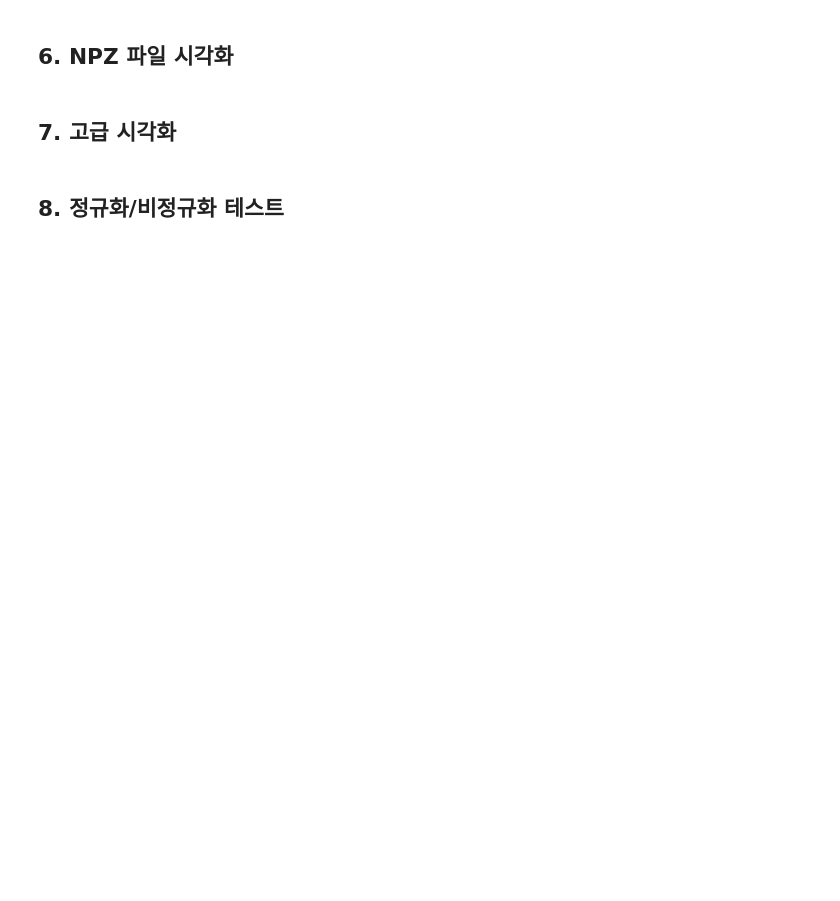
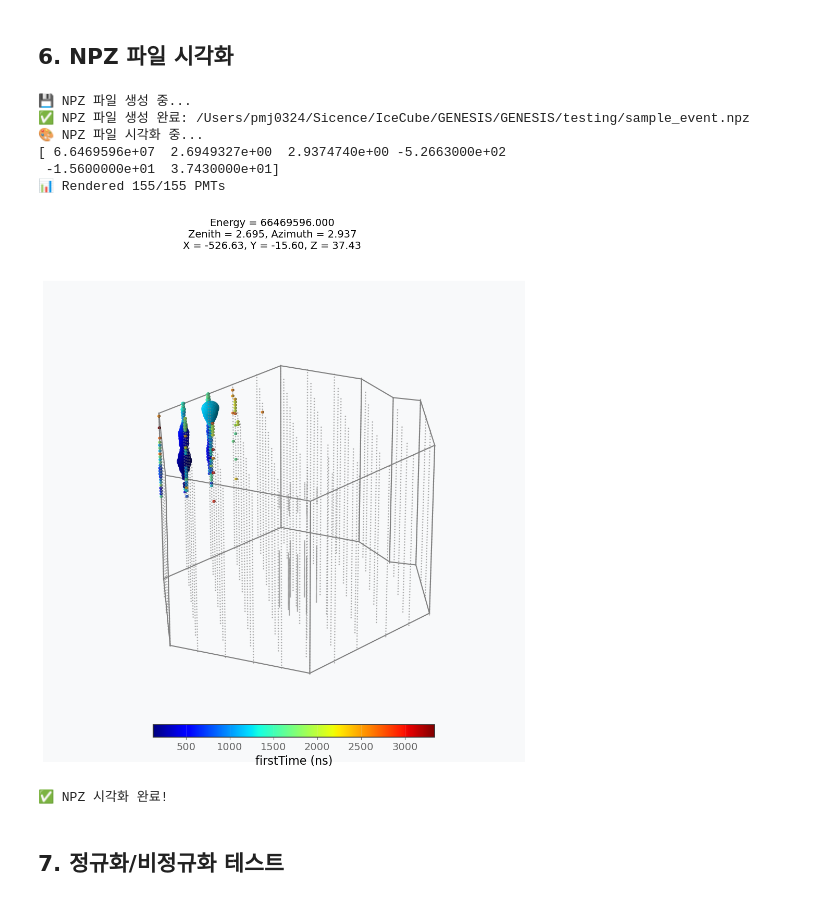
Before and after one commit to pmj0324/GENESIS, a Jupyter notebook: testing/data_visualization_test.ipynb, the cells around one changed output. Drawn from its saved outputs; the diff is of its cells as text; code cells hidden in the pictures; blank space fills up the shorter version.

```diff
--- a/testing/data_visualization_test.ipynb
+++ b/testing/data_visualization_test.ipynb
@@ -46,22 +61,20 @@ ModuleNotFoundError: No module named 'utils.h5_reader'
 # %% [markdown]
 ## 2. 데이터 로딩
 # %%
-# 데이터 경로 설정
-data_path = project_root / "configs" / "default.yaml"
-detector_csv = project_root / "configs" / "detector_geometry.csv"
-
 # 설정 파일 로드
 from config import load_config_from_file
 
+config_path = project_root / "configs" / "default.yaml"
+detector_csv = project_root / "configs" / "detector_geometry.csv"
+
 try:
-    config = load_config_from_file(str(data_path))
+    config = load_config_from_file(str(config_path))
     print("✅ 설정 파일 로드 성공!")
     print(f"📊 데이터셋 경로: {config.data.h5_path}")
     print(f"🔄 시간 변환: {config.data.time_transform}")
     print(f"📏 시퀀스 길이: {config.model.seq_len}")
 except Exception as e:
     print(f"❌ 설정 파일 로드 실패: {e}")
-    # 기본값 설정
     config = None
 
 # 검출기 지오메트리 로드
@@ -198,16 +283,16 @@ else:
 ## 5. 히스토그램 분석
 # %%
 # h5_hist를 사용한 아름다운 히스토그램 생성
-if config and os.path.exists(config.data.h5_path):
+if config and Path(config.data.h5_path).exists():
     print("📊 HDF5 데이터에서 히스토그램 생성 중...")
 
     try:
         # h5_hist를 사용한 히스토그램 생성
         plot_hist_pair(
             h5_path=config.data.h5_path,
-            bins=200,
+            bins=1000,
             chunk=1024,
-            out_prefix="testing/hist_analysis",
+            out_prefix=str(project_root / "testing" / "hist_analysis"),
             logy=True,
             log_time_transform="ln",
             exclude_zero=True,
@@ -258,38 +361,45 @@ if sample_input is not None and sample_label is not None:
     print("💾 NPZ 파일 생성 중...")
 
     # NPZ 파일 생성
-    npz_path = "testing/sample_event.npz"
+    npz_path = str(project_root / "testing" / "sample_event.npz")
     np.savez(npz_path,
              input=sample_input,
              label=sample_label,
              info=sample_label)  # info는 label과 동일하게 설정
 
     print(f"✅ NPZ 파일 생성 완료: {npz_path}")
 
     # NPZ 파일 시각화
     if geometry is not None:
         print("🎨 NPZ 파일 시각화 중...")
 
         try:
             fig, ax = show_event(
                 npz_path=npz_path,
                 detector_csv=str(detector_csv),
-                out_path="testing/npz_visualization.png",
+                out_path=str(project_root / "testing" / "npz_visualization.png"),
                 sphere_res=(30, 15),
                 base_radius=6.0,
                 radius_scale=0.3,
                 figure_size=(18, 12),
                 separate_plots=False
             )
             plt.show()
             print("✅ NPZ 시각화 완료!")
 
         except Exception as e:
             print(f"❌ NPZ 시각화 실패: {e}")
     else:
         print("❌ 검출기 지오메트리가 없어서 NPZ 시각화를 할 수 없습니다.")
 
 else:
     print("❌ NPZ 파일 생성을 위한 데이터가 부족합니다.")
+# %% [output]
+💾 NPZ 파일 생성 중...
+✅ NPZ 파일 생성 완료: /Users/pmj0324/Sicence/IceCube/GENESIS/GENESIS/testing/sample_event.npz
+🎨 NPZ 파일 시각화 중...
+[ 6.6469596e+07  2.6949327e+00  2.9374740e+00 -5.2663000e+02
+ -1.5600000e+01  3.7430000e+01]
+📊 Rendered 155/155 PMTs
+[figure, added]
+✅ NPZ 시각화 완료!
-# %% [markdown]
-## 7. 고급 시각화
@@ -332,5 +406,5 @@ else:
 # %% [markdown]
-## 8. 정규화/비정규화 테스트
+## 7. 정규화/비정규화 테스트
 # %%
 # 정규화/비정규화 테스트
 if config and sample_input is not None:
```
Also changed, not shown: parts of 10 cells of this notebook, 2 other files.
